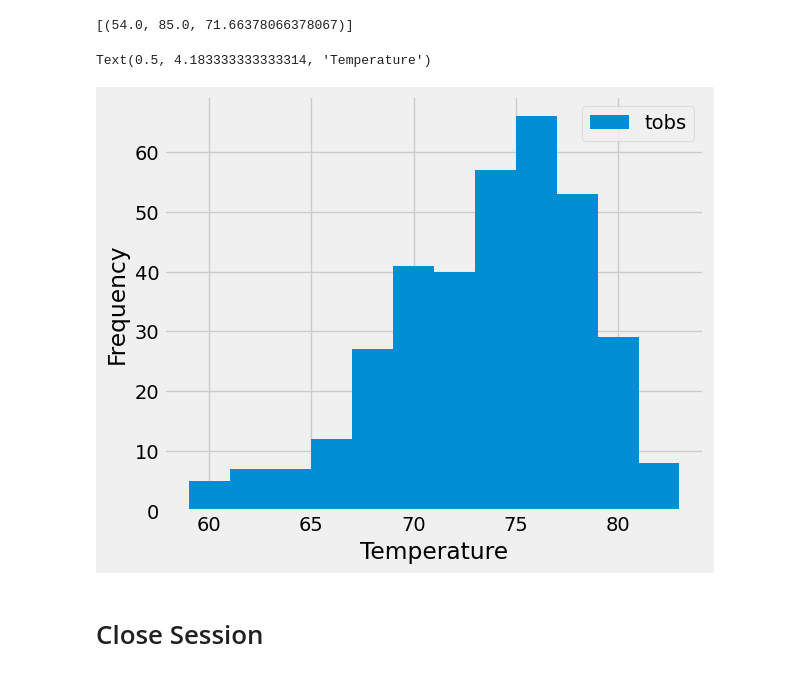
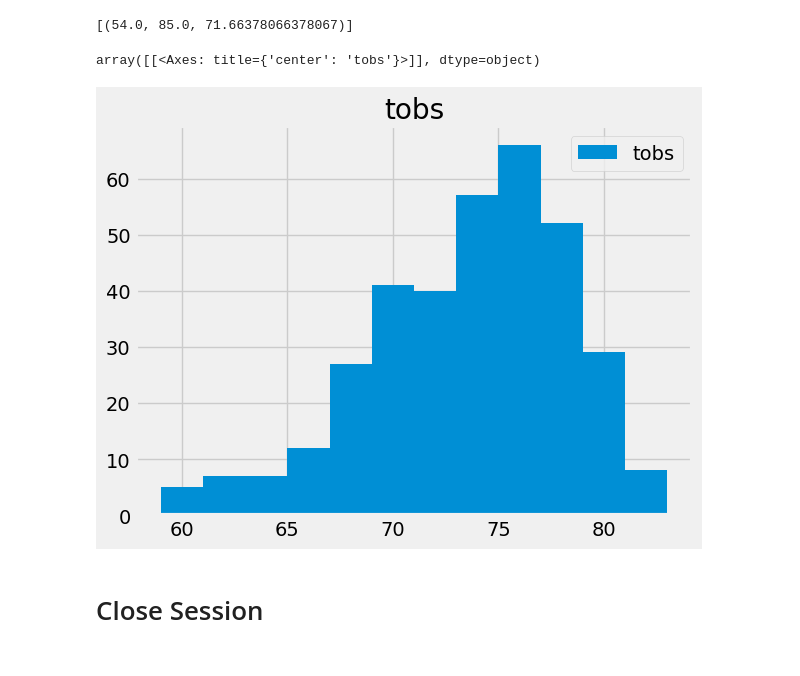
Before and after one commit to TrailrunnerDLH/sqlalchemy--Challenge, a Jupyter notebook: Hawaii/climate_starter.ipynb, the cells around one changed output. Cells and saved outputs as stored; diff of their text form; code cells hidden in the pictures.

```diff
--- a/Hawaii/climate_starter.ipynb
+++ b/Hawaii/climate_starter.ipynb
@@ -34,4 +50,7 @@ engine = create_engine("sqlite:///Resources/hawaii.sqlite")
 # Exploratory Precipitation Analysis
 # %%
 # Find the most recent date in the data set.
+last_result = session.query(Measurement).order_by(Measurement.date.desc()).first()
+# print(last_result.__dict__)
+last_result.date
 # %% [output]
@@ -41,16 +60,29 @@ engine = create_engine("sqlite:///Resources/hawaii.sqlite")
 # Starting from the most recent data point in the database.
 
 # Calculate the date one year from the last date in data set.
+from datetime import datetime
+import dateutil.relativedelta
 
+last_date = datetime.strptime(last_result.date, "%Y-%m-%d")
+previous_date = last_date - dateutil.relativedelta.relativedelta(months=12)
+# print(last_date)
+# print(previous_date)
 
 # Perform a query to retrieve the data and precipitation scores
-
+measurements = session.query(Measurement.date, Measurement.prcp).filter(Measurement.date >= previous_date).all()
+# print(measurements)
 
 # Save the query results as a Pandas DataFrame. Explicitly set the column names
+df = pd.DataFrame(measurements, columns=["date", "precipitation"])
+df.head()
 
 
 # Sort the dataframe by date
-
-
+df = df.sort_values("date")
+df.head()
 # Use Pandas Plotting with Matplotlib to plot the data
+ax = df.plot(x="date", y="precipitation", rot = 90)
+ax.set_ylabel("Inches")
+ax.set_xlabel("Dates")
+# ax.xticks(rotation = 90)
 # %% [output]
@@ -77,6 +112,8 @@ Text(0, 0.5, 'Inches')
 # %%
 # Design a query to find the most active stations (i.e. which stations have the most rows?)
 # List the stations and their counts in descending order.
+station_activity = session.query(Measurement.station, func.count(Measurement.station)).group_by(Measurement.station).order_by(func.count(Measurement.station).desc()).all()
+station_activity
 # %% [output]
 [('USC00519281', 2772),
  ('USC00519397', 2724),
@@ -89,14 +126,27 @@ Text(0, 0.5, 'Inches')
  ('USC00518838', 511)]
 # %%
 # Using the most active station id from the previous query, calculate the lowest, highest, and average temperature.
+most_active_id = station_activity[0][0]
+stats= [
+    func.min(Measurement.tobs),
+    func.max(Measurement.tobs),
+    func.avg(Measurement.tobs)
+    ]
+station_stats = session.query(*stats).filter(Measurement.station==most_active_id).all()
+
+
+station_stats
 # %% [output]
 [(54.0, 85.0, 71.66378066378067)]
 # %%
 # Using the most active station id
 # Query the last 12 months of temperature observation data for this station and plot the results as a histogram
+hist_data = session.query(Measurement.tobs).filter(Measurement.station==most_active_id, Measurement.date >= previous_date).all()
+df_tobs = pd.DataFrame(hist_data, columns=["tobs"])
+df_tobs.hist(bins=12,legend=True)
 # %% [output]
-Text(0.5, 4.183333333333314, 'Temperature')
+array([[<Axes: title={'center': 'tobs'}>]], dtype=object)
-[figure, old version]
+[figure, new version]
 # %% [markdown]
 # Close Session
 # %%
```
Also changed, not shown: parts of 10 cells of this notebook.
